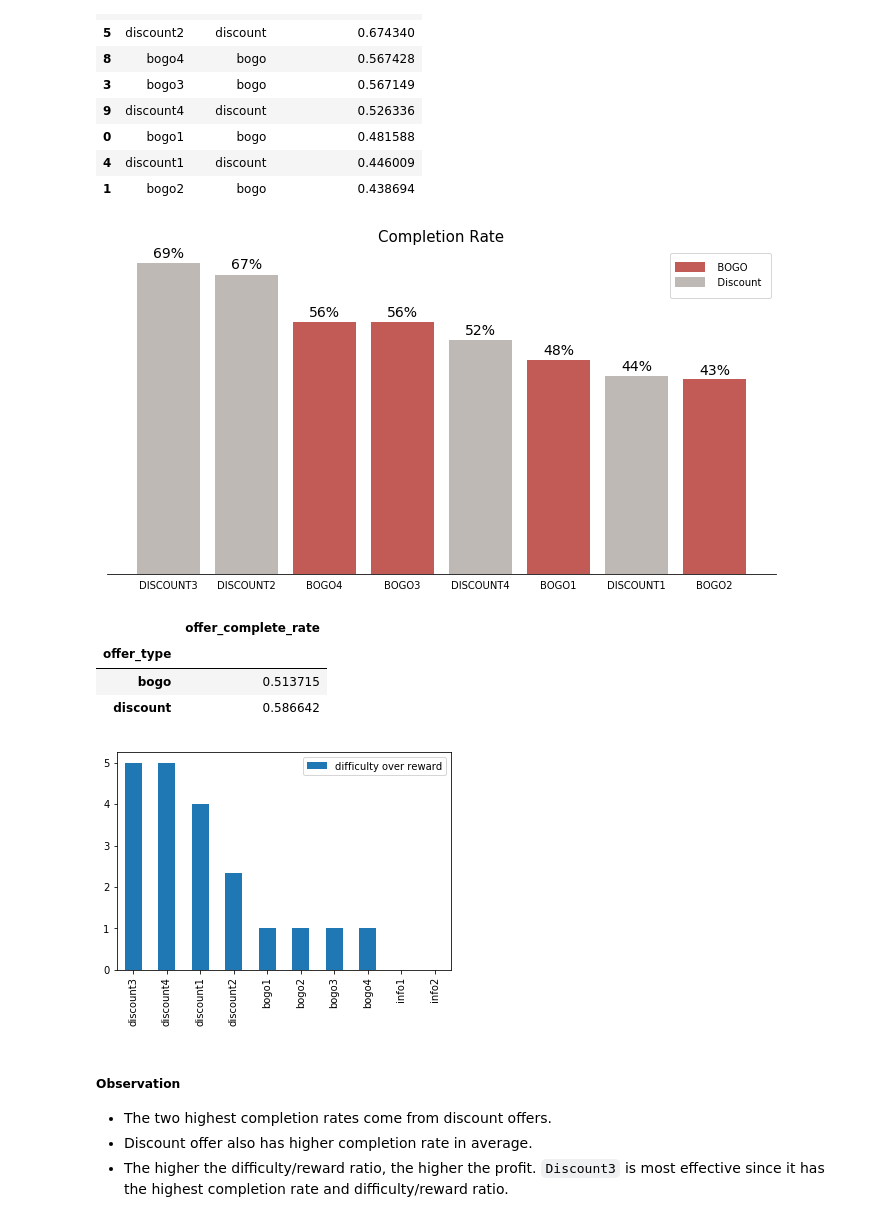
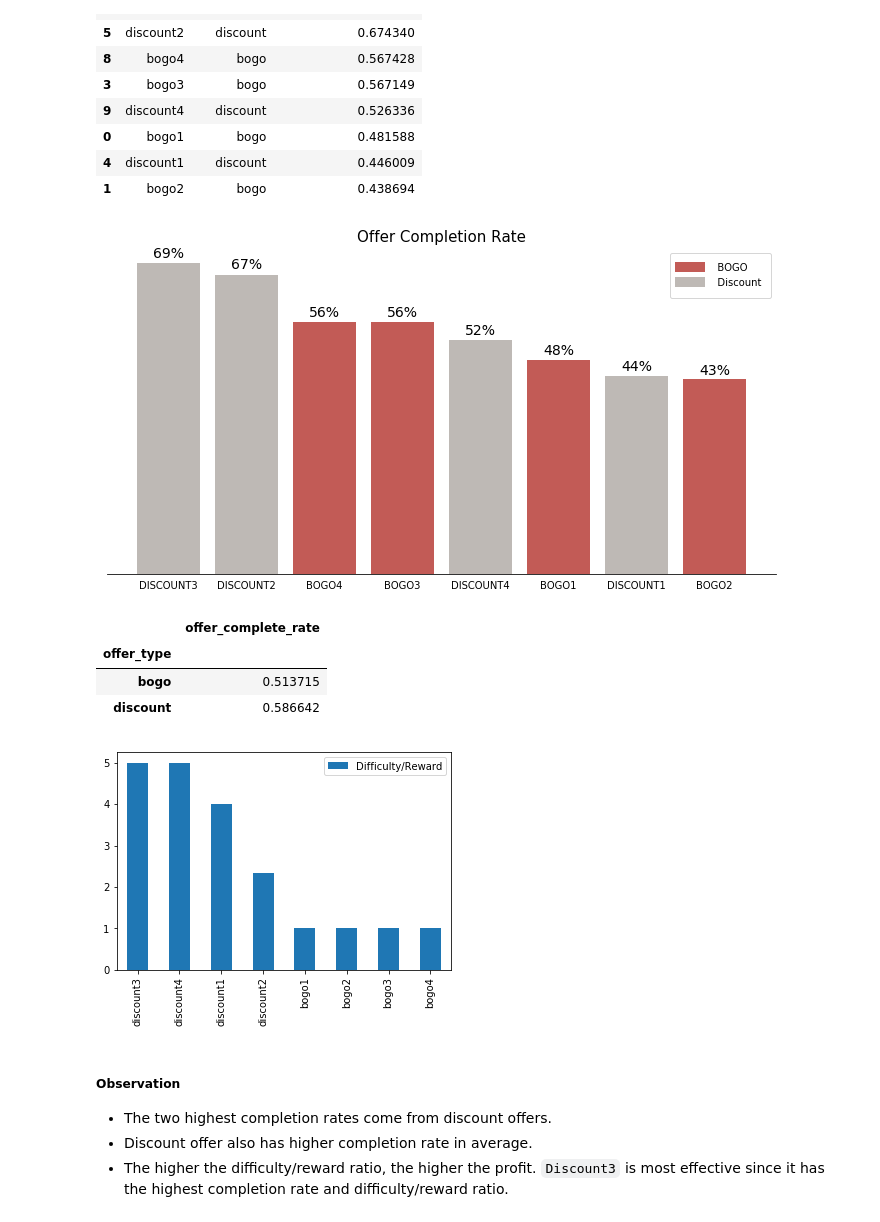
Before and after one commit to alankashiwa/starbucks-capstone-challenge, a Jupyter notebook: Starbucks_Capstone_notebook.ipynb, the cells around one changed output. Cells and saved outputs as stored; diff of their text form; code cells hidden in the pictures.

```diff
--- a/Starbucks_Capstone_notebook.ipynb
+++ b/Starbucks_Capstone_notebook.ipynb
@@ -611,4 +632,4 @@ df_offer_stat
 # %%
 # Join the dataset
 df_Q1 = df_Q1.join(df_offer_stat.set_index('id'), on='id').drop(['offer received', 'offer viewed', 'offer completed'], axis=1)
-df_Q1
+df_Q1 = df_Q1[['id', 'offer_type', 'difficulty', 'duration', 'reward', 'offer_complete_rate', 'offer_view_rate']]
@@ -680,9 +703,9 @@ def autolabel(rects, unit=''):
 
 # Label the percentage on top of bars
 autolabel(bar_rect, '%')
-plt.title('Completion Rate', size=15);
+plt.title('Offer Completion Rate', size=15);
 # %% [output]
-[figure, old version]
+[figure, new version]
 # %%
 # Avergage completion rate by type
 df_Q1_comp.groupby(['offer_type']).mean()[['offer_complete_rate']]
@@ -693,11 +716,11 @@ df_Q1_comp.groupby(['offer_type']).mean()[['offer_complete_rate']]
 | discount | 0.586642 |
 # %%
 # Difficulty over reward
-df_Q1['difficulty over reward'] = df_Q1['difficulty'] / df_Q1['reward']
-df_Q1.sort_values(by='difficulty over reward', ascending=False).plot.bar(x='id', y='difficulty over reward');
+df_Q1['Difficulty/Reward'] = df_Q1['difficulty'] / df_Q1['reward']
+df_Q1.sort_values(by='Difficulty/Reward', ascending=False).dropna().plot.bar(x='id', y='Difficulty/Reward');
 plt.xlabel('');
 # %% [output]
-[figure, old version]
+[figure, new version]
 # %% [markdown]
 ##### Observation
 * The two highest completion rates come from discount offers.
```
Also changed, not shown: parts of 12 cells of this notebook.
